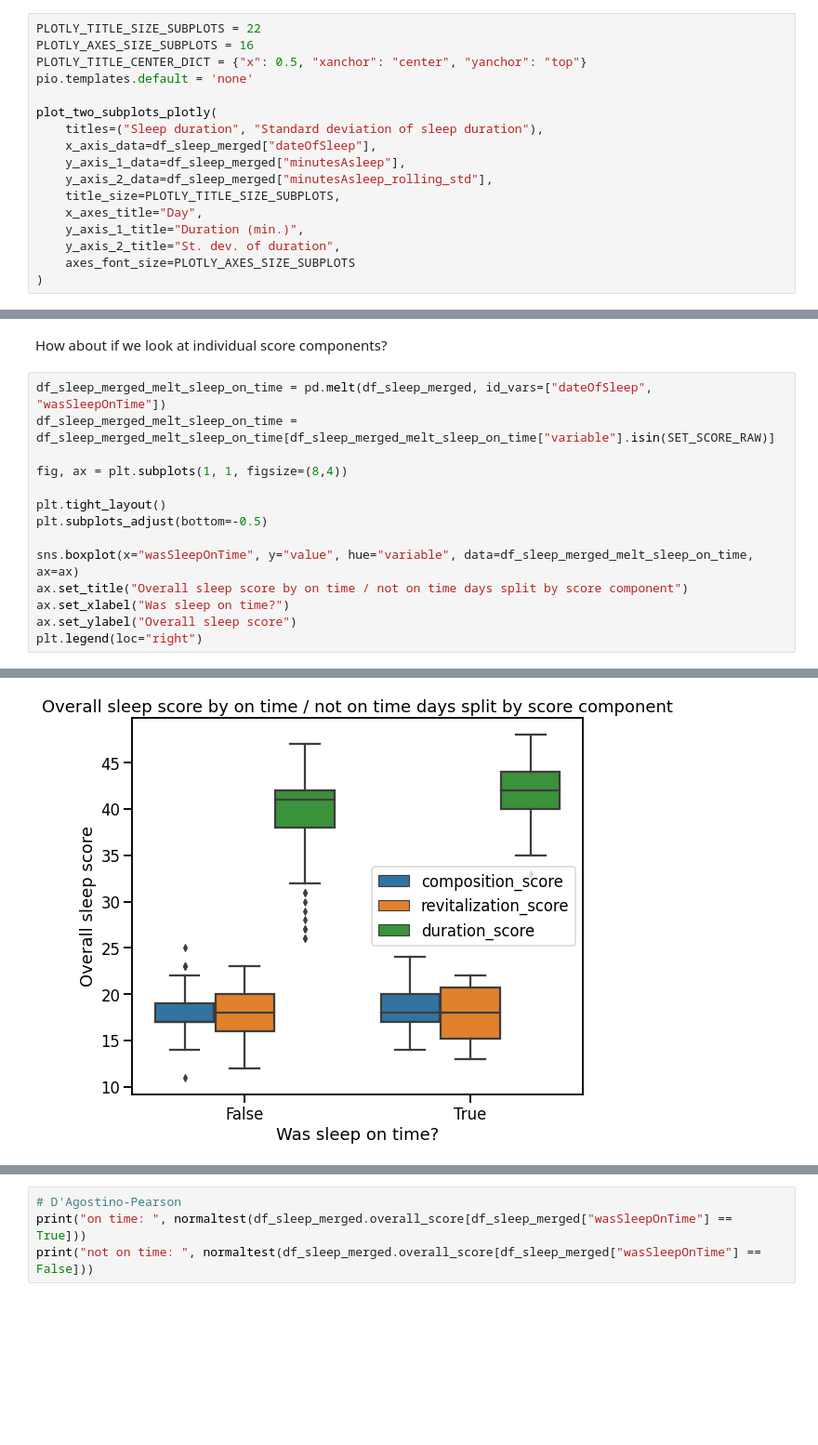
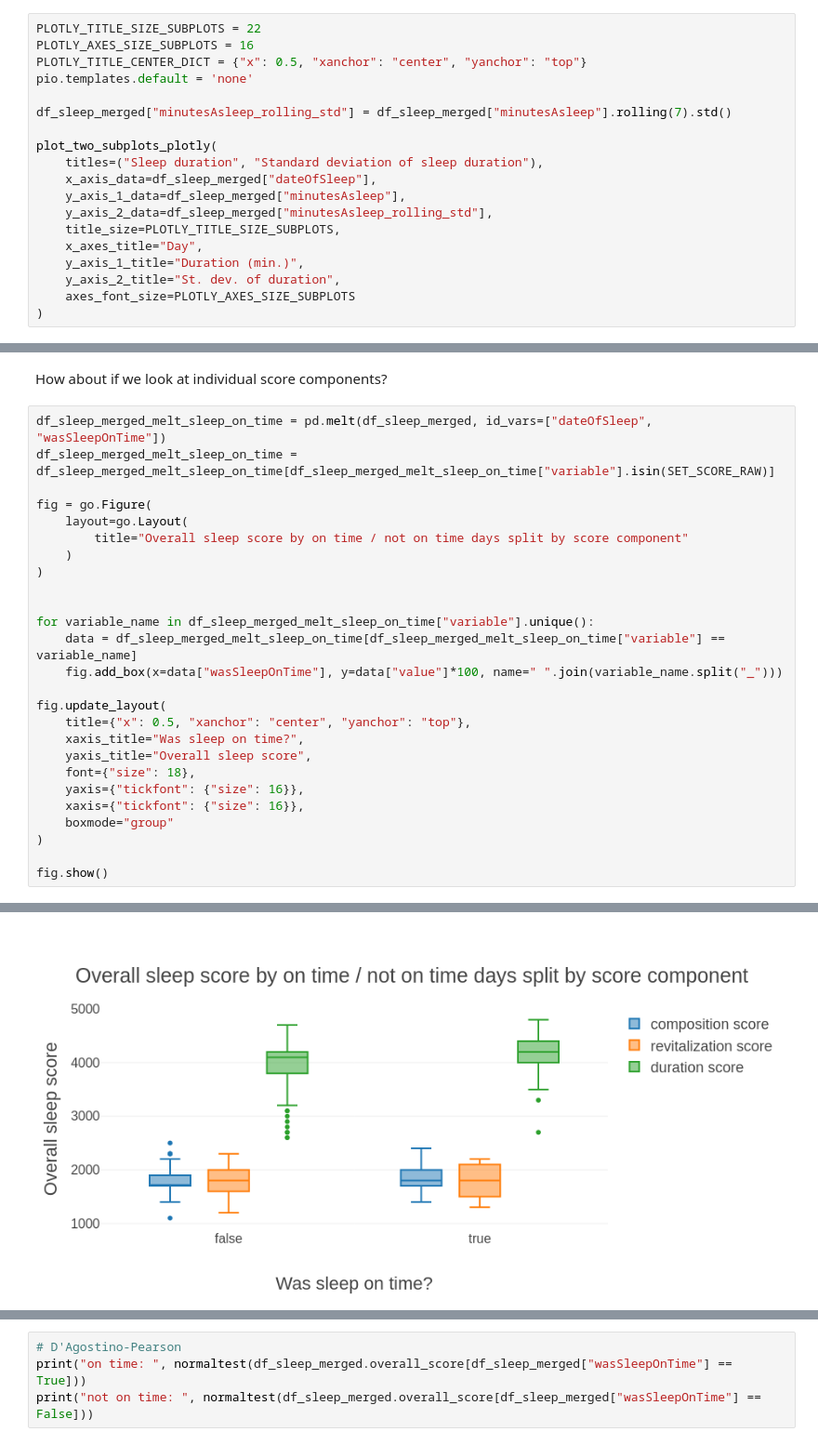
Before and after one commit to slazien/fitbit_analysis, a Jupyter notebook: notebooks/data_processing.ipynb, the cells around one changed output, grey strips where cells are left out. Shown at 93% size. Cells and saved outputs as stored; diff of their text form; blank space fills up the shorter version.

```diff
--- a/notebooks/data_processing.ipynb
+++ b/notebooks/data_processing.ipynb
@@ -236,6 +249,8 @@ PLOTLY_TITLE_SIZE_SUBPLOTS = 22
 PLOTLY_AXES_SIZE_SUBPLOTS = 16
 PLOTLY_TITLE_CENTER_DICT = {"x": 0.5, "xanchor": "center", "yanchor": "top"}
 pio.templates.default = 'none'
+
+df_sleep_merged["minutesAsleep_rolling_std"] = df_sleep_merged["minutesAsleep"].rolling(7).std()
 
 plot_two_subplots_plotly(
     titles=("Sleep duration", "Standard deviation of sleep duration"),
@@ -522,14 +589,26 @@ How about if we look at individual score components?
 df_sleep_merged_melt_sleep_on_time = pd.melt(df_sleep_merged, id_vars=["dateOfSleep", "wasSleepOnTime"])
 df_sleep_merged_melt_sleep_on_time = df_sleep_merged_melt_sleep_on_time[df_sleep_merged_melt_sleep_on_time["variable"].isin(SET_SCORE_RAW)]
 
-fig, ax = plt.subplots(1, 1, figsize=(8,4))
+fig = go.Figure(
+    layout=go.Layout(
+        title="Overall sleep score by on time / not on time days split by score component"
+    )
+)
 
-plt.tight_layout()
-plt.subplots_adjust(bottom=-0.5)
 
-sns.boxplot(x="wasSleepOnTime", y="value", hue="variable", data=df_sleep_merged_melt_sleep_on_time, ax=ax)
-ax.set_title("Overall sleep score by on time / not on time days split by score component")
-ax.set_xlabel("Was sleep on time?")
-ax.set_ylabel("Overall sleep score")
-plt.legend(loc="right")
+for variable_name in df_sleep_merged_melt_sleep_on_time["variable"].unique():
+    data = df_sleep_merged_melt_sleep_on_time[df_sleep_merged_melt_sleep_on_time["variable"] == variable_name]
+    fig.add_box(x=data["wasSleepOnTime"], y=data["value"]*100, name=" ".join(variable_name.split("_")))
+
+fig.update_layout(
+    title={"x": 0.5, "xanchor": "center", "yanchor": "top"},
+    xaxis_title="Was sleep on time?",
+    yaxis_title="Overall sleep score",
+    font={"size": 18},
+    yaxis={"tickfont": {"size": 16}},
+    xaxis={"tickfont": {"size": 16}},
+    boxmode="group"
+)
+
+fig.show()
 # %% [output]
@@ -537,2 +615,2 @@ plt.legend(loc="right")
-[figure, old version]
+[figure, new version]
 # %% [markdown]
```
Also changed, not shown: parts of 60 cells of this notebook.
